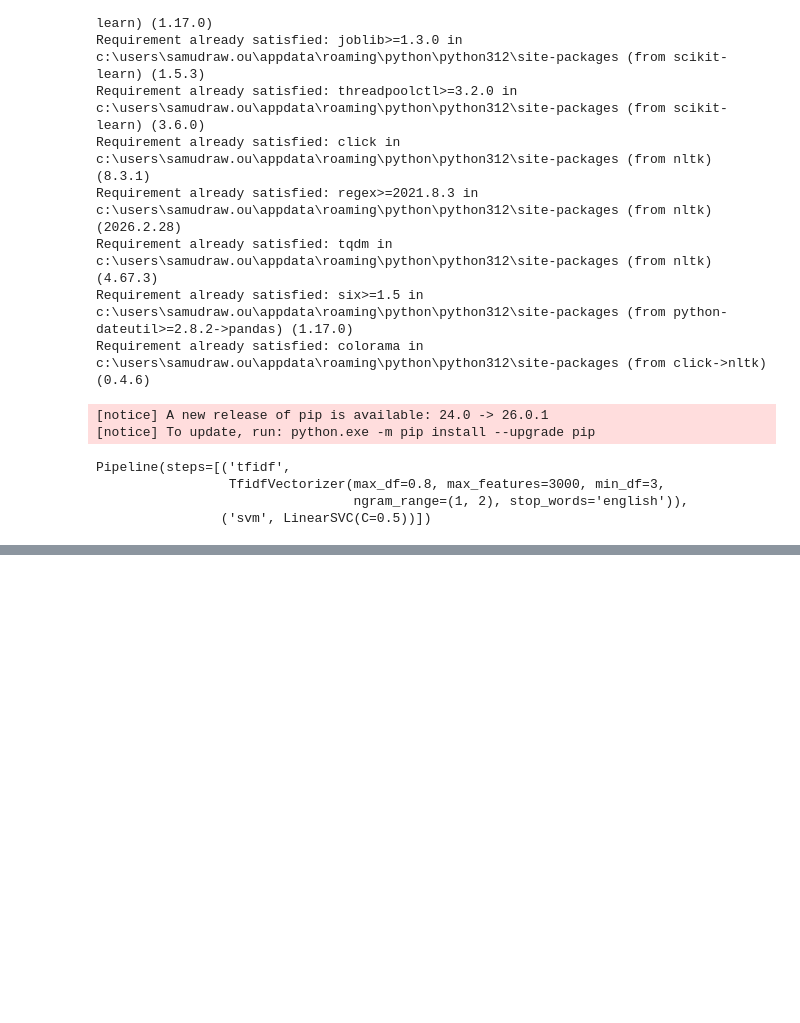
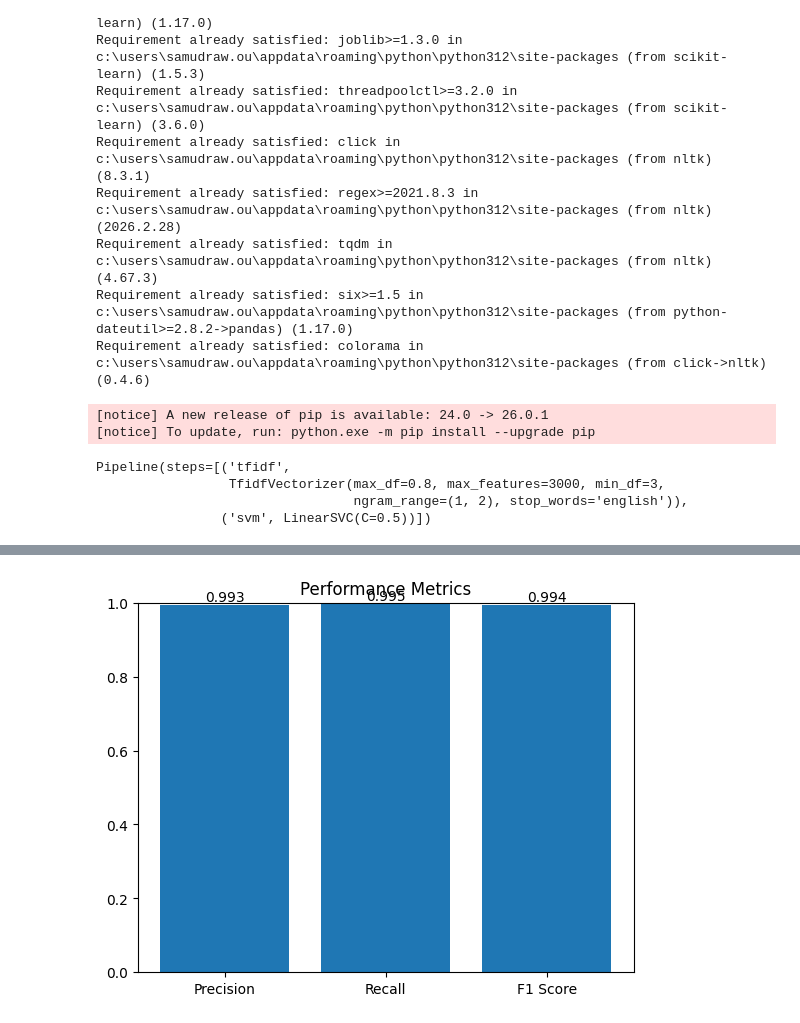
Before and after one commit to AnjanaGunarathna/ML-News-Detection, a Jupyter notebook: fake_news_detection.ipynb, the cells around one changed output, grey strips where cells are left out. Saved outputs shown, nothing was run; the diff lists cells and outputs as text; code cells hidden in the pictures; blank space fills up the shorter version.

Commit message:
update with performance metrices

```diff
--- a/fake_news_detection.ipynb
+++ b/fake_news_detection.ipynb
@@ -115,0 +168,21 @@ Confusion Matrix:
+# %%
+from sklearn.metrics import precision_score, recall_score, f1_score
+
+precision = precision_score(y_test, test_pred)
+recall = recall_score(y_test, test_pred)
+f1 = f1_score(y_test, test_pred)
+
+metrics = ["Precision", "Recall", "F1 Score"]
+values = [precision, recall, f1]
+
+plt.figure()
+plt.bar(metrics, values)
+plt.title("Performance Metrics")
+plt.ylim(0, 1)
+
+for i, v in enumerate(values):
+    plt.text(i, v + 0.01, f"{v:.3f}", ha='center')
+
+plt.show()
+# %% [output]
+[figure, added]
```
Also changed, not shown: parts of 9 cells of this notebook.
